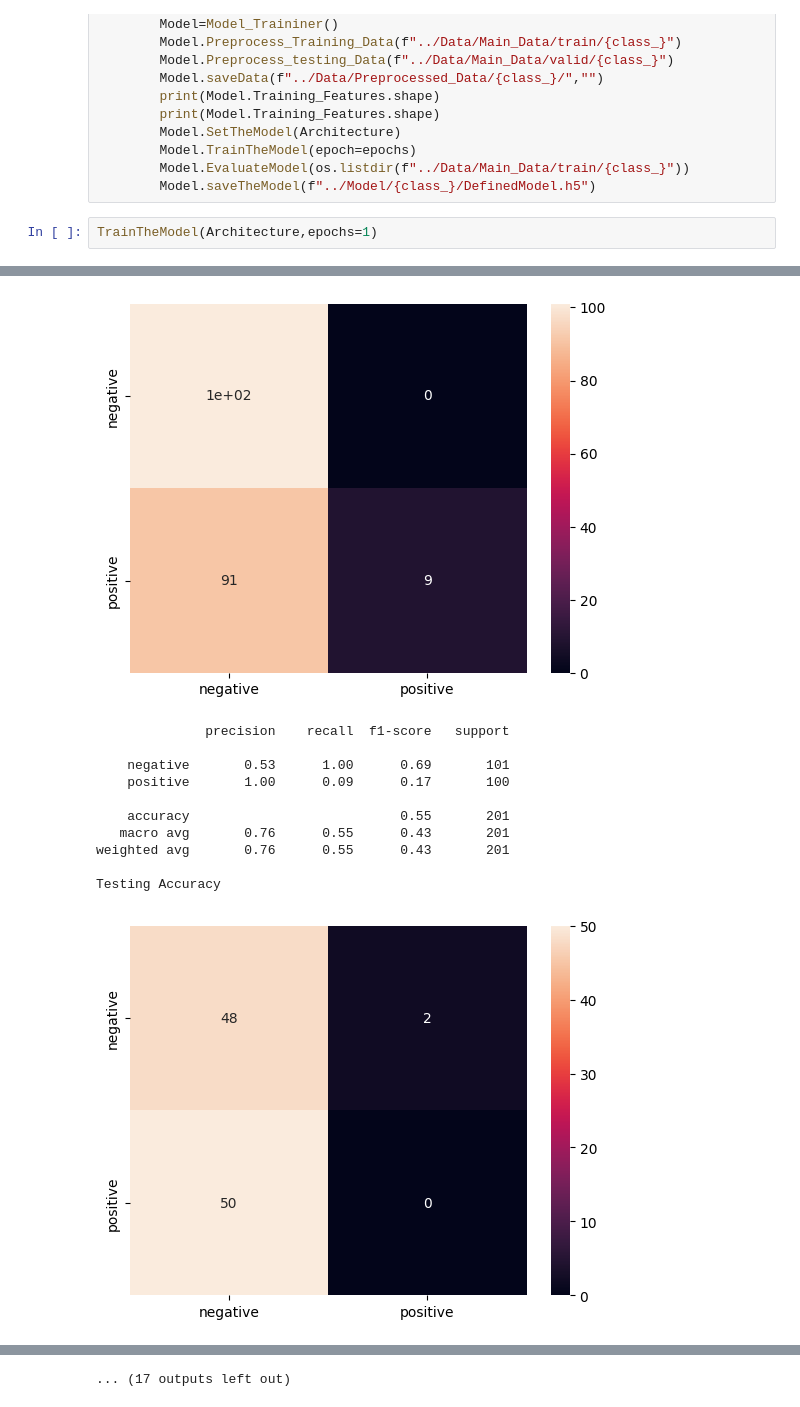
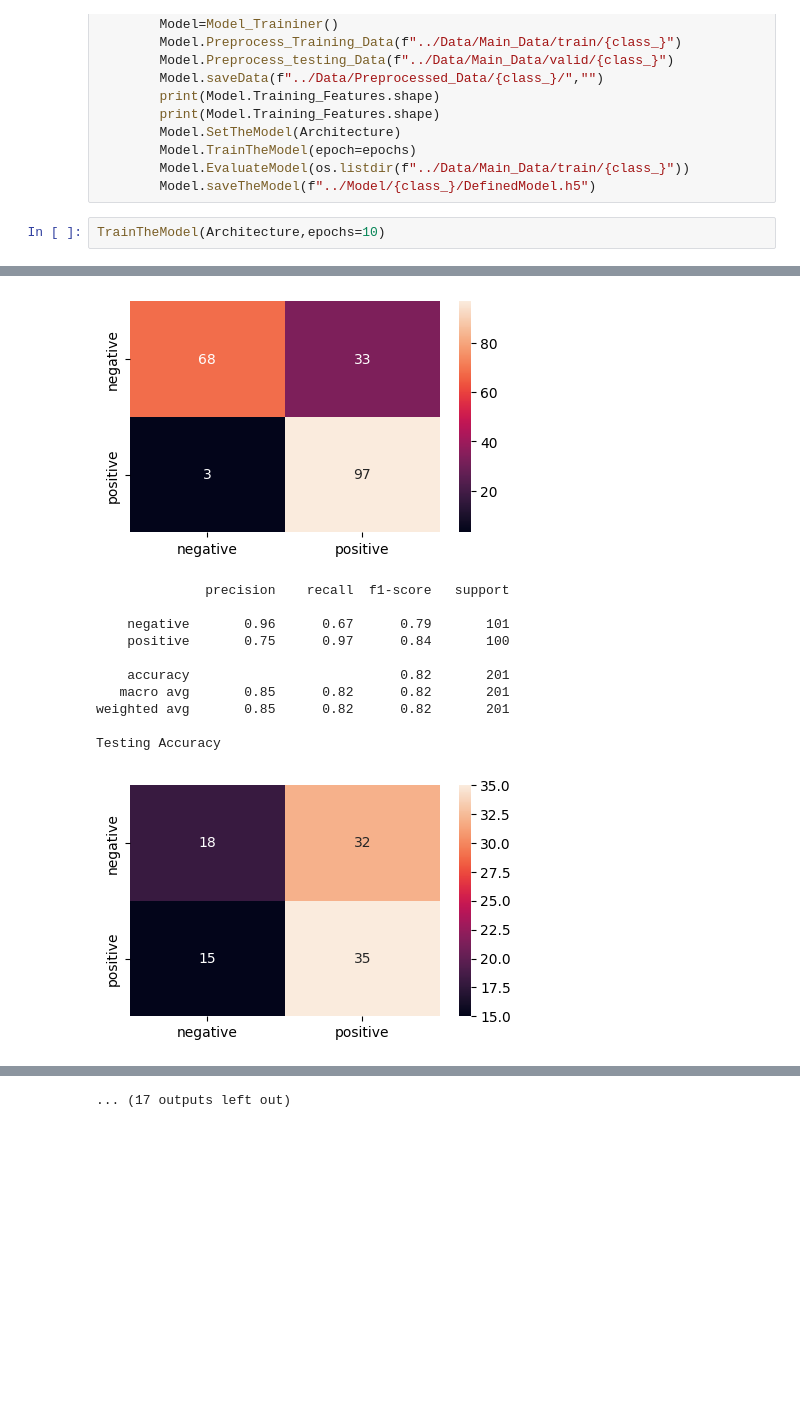
Before and after one commit to TechForEverybody/Facture_Bone_Detection, a Jupyter notebook: Modelling/Modeling_Inheritence.ipynb, the cells around one changed output, grey strips where cells are left out. Cells and saved outputs as stored; diff of their text form; blank space fills up the shorter version.

```diff
--- a/Modelling/Modeling_Inheritence.ipynb
+++ b/Modelling/Modeling_Inheritence.ipynb
@@ -193,5 +171,5 @@ def TrainTheModel(Architecture,epochs=5):
         Model.EvaluateModel(os.listdir(f"../Data/Main_Data/train/{class_}"))
         Model.saveTheModel(f"../Model/{class_}/DefinedModel.h5")
 # %%
-TrainTheModel(Architecture,epochs=1)
+TrainTheModel(Architecture,epochs=10)
 # %% [output]
@@ -214,15 +192,15 @@ Total 50 Images is Readed
 Training Accuracy
-[figure, old version]
+[figure, new version]
               precision    recall  f1-score   support
 
-    negative       0.53      1.00      0.69       101
-    positive       1.00      0.09      0.17       100
+    negative       0.96      0.67      0.79       101
+    positive       0.75      0.97      0.84       100
 
-    accuracy                           0.55       201
-   macro avg       0.76      0.55      0.43       201
-weighted avg       0.76      0.55      0.43       201
+    accuracy                           0.82       201
+   macro avg       0.85      0.82      0.82       201
+weighted avg       0.85      0.82      0.82       201
 
 Testing Accuracy
-[figure, old version]
+[figure, new version]
               precision    recall  f1-score   support
 
```
Also changed, not shown: parts of 7 cells of this notebook, 5 other files.
